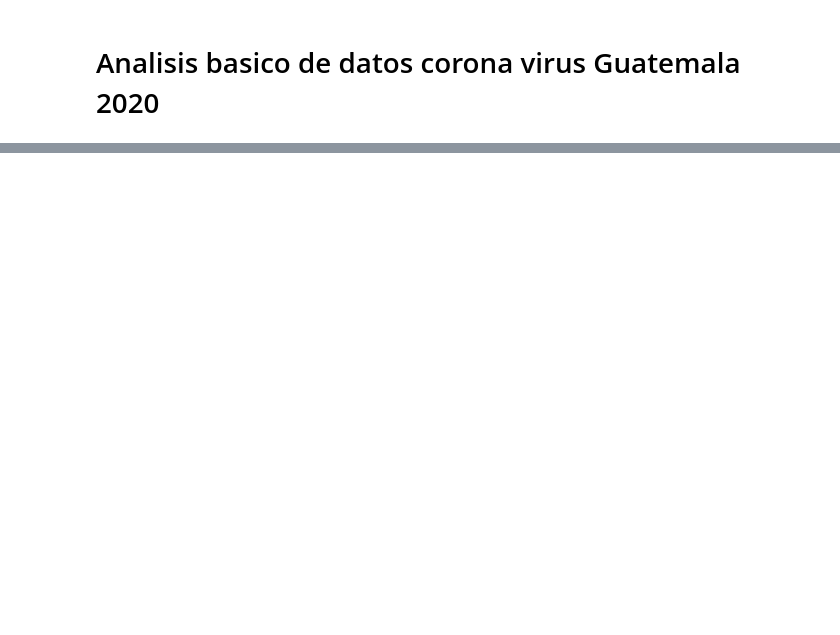
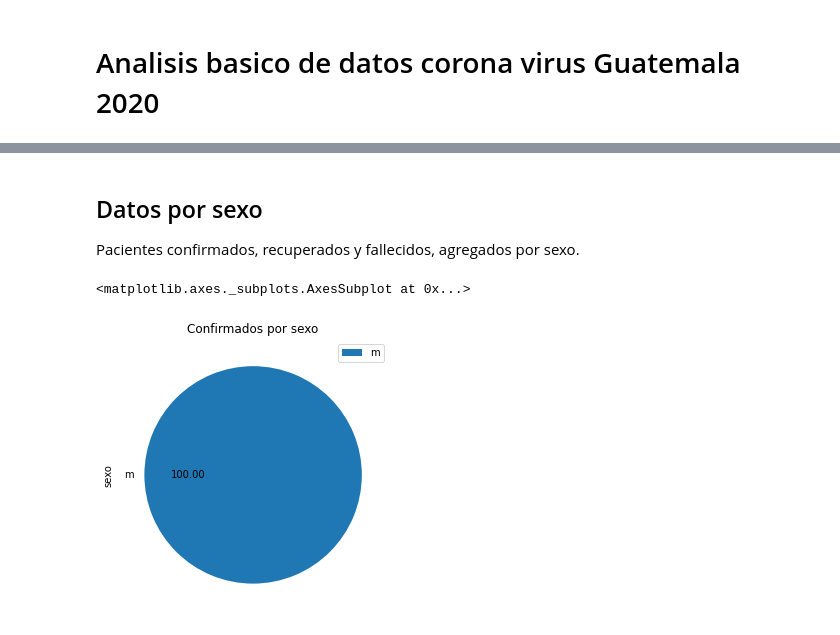
Before and after one commit to ncovgt2020/ncovgt2020, a Jupyter notebook: scripts/analisis_basico.ipynb, the cells around one changed output, grey strips where cells are left out. Saved outputs shown, nothing was run; the diff lists cells and outputs as text; code cells hidden in the pictures; blank space fills up the shorter version.

```diff
--- a/scripts/analisis_basico.ipynb
+++ b/scripts/analisis_basico.ipynb
@@ -50,0 +101,10 @@ print(pacientes.head())
+# %% [markdown]
+## Datos por sexo
+Pacientes confirmados, recuperados y fallecidos, agregados por sexo.
+# %%
+# Obtener casos confirmados
+confirmados = pacientes[[ not pd.isna(i) for i in pacientes['fecha_confirmacion']]]
+confirmados['sexo'].value_counts().plot.pie(y='sexo', legend = True, autopct='%.2f', figsize = (5,5), title = 'Confirmados por sexo')
+# %% [output]
+<matplotlib.axes._subplots.AxesSubplot at 0x...>
+[figure, added]
```
Also changed, not shown: parts of 8 cells of this notebook.
